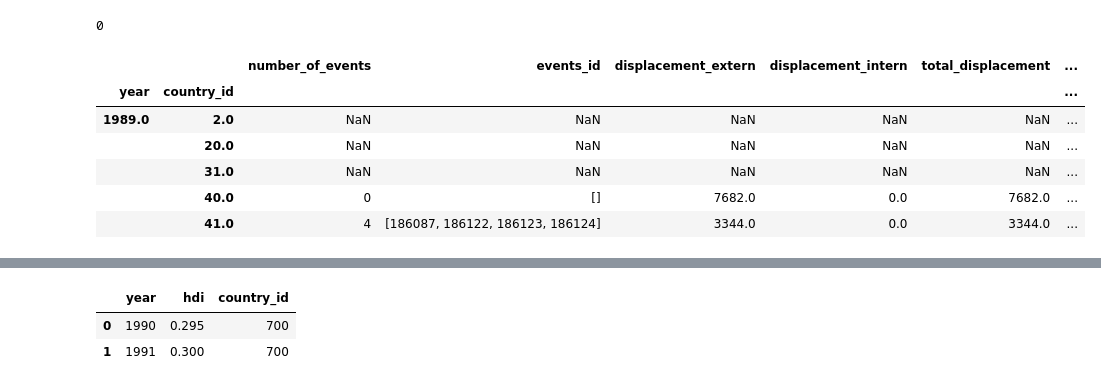
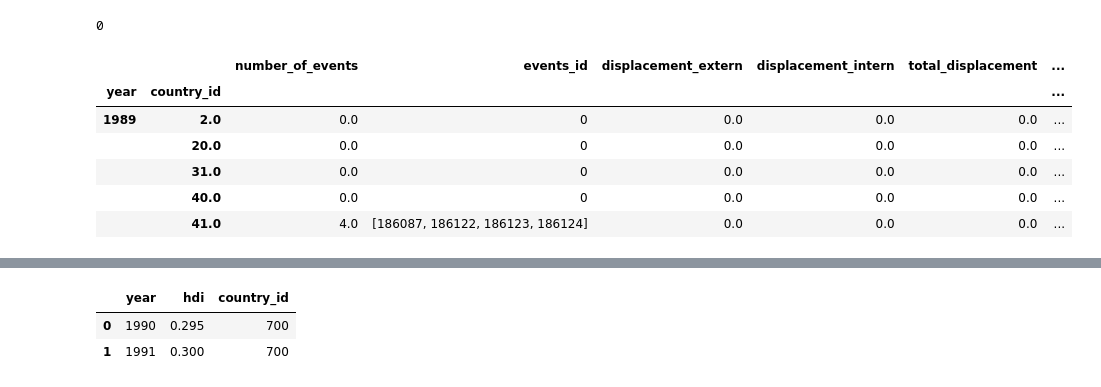
Before and after one commit to vincenzobaz/VBTALL-ADA2017, a Jupyter notebook: Project/3 - Merge all the datasets.ipynb, the cells around one changed output, grey strips where cells are left out. Drawn from its saved outputs; the diff is of its cells as text; code cells hidden in the pictures.

```diff
--- a/Project/notebook_human_cost_df.ipynb
+++ b/Project/3 - Merge all the datasets.ipynb
@@ -34,3 +40,12 @@ where displacement_intern is the value of internally_displaced
 # %%
-COUNTRY_HUMAN_COST_DF_COLUMNS = ["country_id", "year", "number_of_events", "events_id", "displacement_extern", "displacement_intern", "total_displacement", "deaths"]
+COUNTRY_HUMAN_COST_DF_COLUMNS = [
+    "country_id",
+    "year",
+    "number_of_events",
+    "events_id",
+    "displacement_extern",
+    "displacement_intern",
+    "total_displacement",
+    "deaths"
+]
 # %% [markdown]
@@ -217,12 +225,15 @@ gdp_df.index.duplicated().sum()
 # %%
 human_cost_gdp_df = pd.merge(country_human_cost_df, gdp_df, how='outer',
                              left_index=True, right_index=True, sort=True)
-display(human_cost_gdp_df.head(5))
+
+human_cost_gdp_df.fillna(value=0, inplace=True)
+
+human_cost_gdp_df.head(5)
 # %% [output]
 |  |  | number_of_events | events_id | displacement_extern | displacement_intern | total_displacement | ... |
 | year | country_id |  |  |  |  |  | ... |
-| 1989.0 | 2.0 | NaN | NaN | NaN | NaN | NaN | ... |
-|  | 20.0 | NaN | NaN | NaN | NaN | NaN | ... |
-|  | 31.0 | NaN | NaN | NaN | NaN | NaN | ... |
-|  | 40.0 | 0 | [] | 7682.0 | 0.0 | 7682.0 | ... |
-|  | 41.0 | 4 | [186087, 186122, 186123, 186124] | 3344.0 | 0.0 | 3344.0 | ... |
+| 1989 | 2.0 | 0.0 | 0 | 0.0 | 0.0 | 0.0 | ... |
+|  | 20.0 | 0.0 | 0 | 0.0 | 0.0 | 0.0 | ... |
+|  | 31.0 | 0.0 | 0 | 0.0 | 0.0 | 0.0 | ... |
+|  | 40.0 | 0.0 | 0 | 0.0 | 0.0 | 0.0 | ... |
+|  | 41.0 | 4.0 | [186087, 186122, 186123, 186124] | 0.0 | 0.0 | 0.0 | ... |
```
Also changed, not shown: parts of 38 cells of this notebook.
